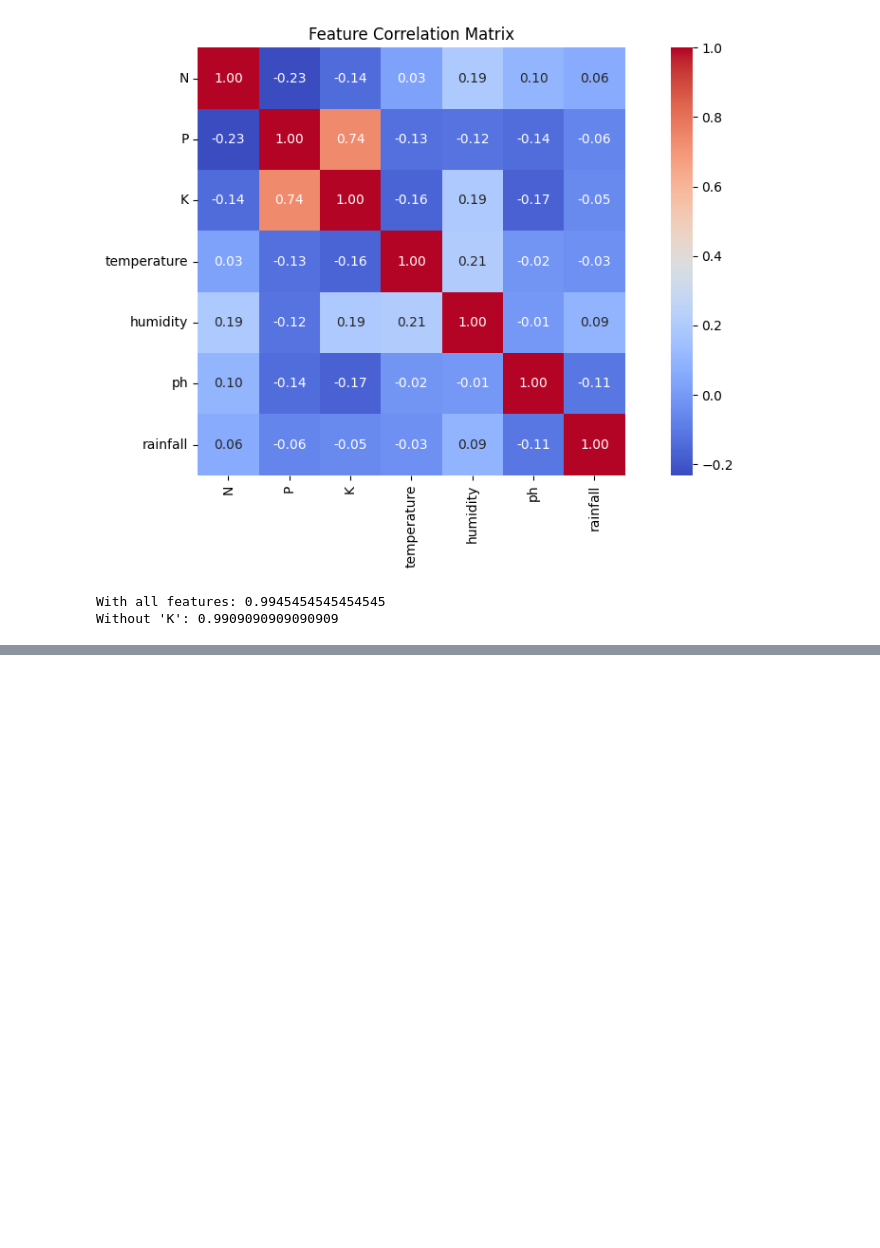
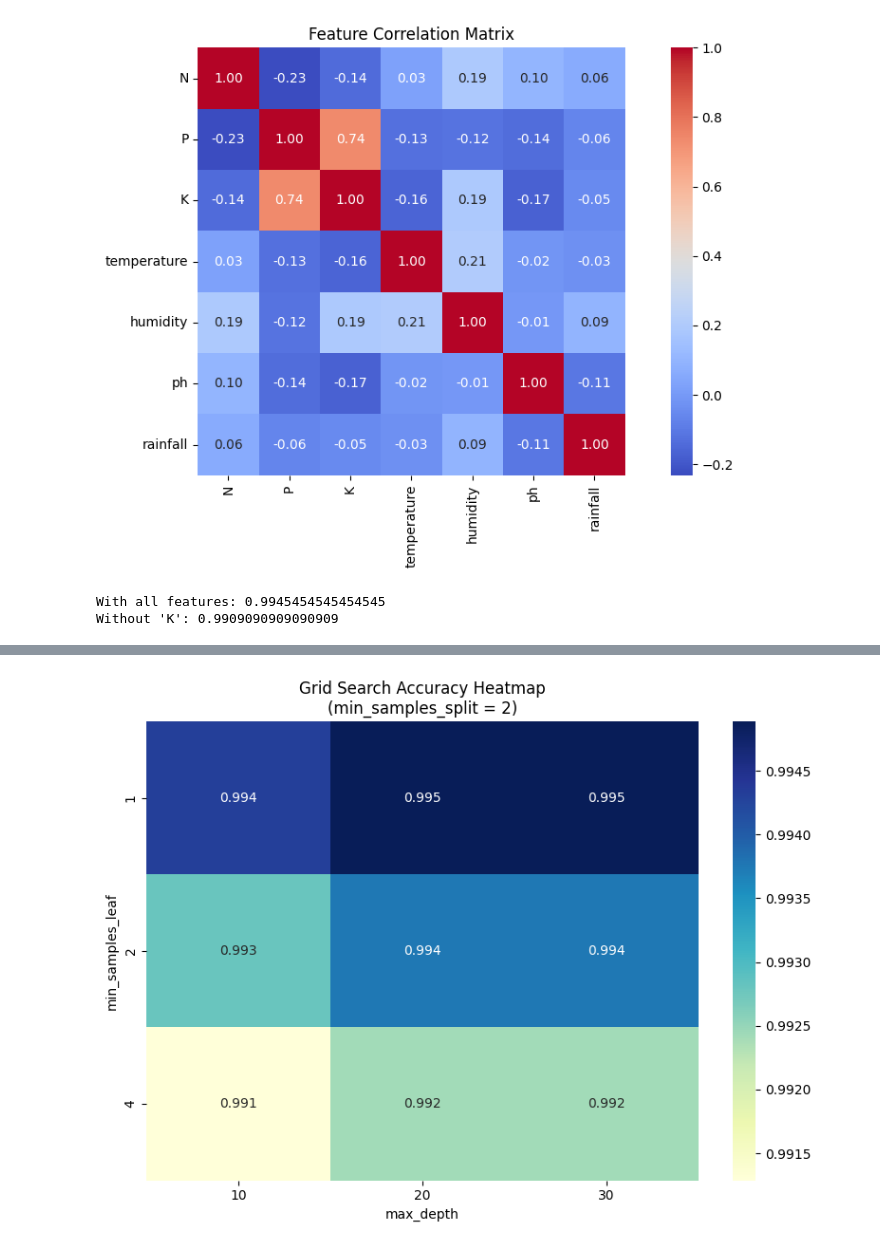
Before and after one commit to MckenzieWHowells/crop_recommendation_tool, a Jupyter notebook: eda.ipynb, the cells around one changed output, grey strips where cells are left out. Saved outputs shown, nothing was run; the diff lists cells and outputs as text; code cells hidden in the pictures; blank space fills up the shorter version.

```diff
--- a/eda.ipynb
+++ b/eda.ipynb
@@ -137,0 +160,22 @@ Best Cross-Validation Score: 0.9920454545454545
+# %%
+# Extract results
+results = pd.DataFrame(grid_search.cv_results_)
+
+# Pivot table for heatmap (filtering for one split value for simplicity)
+filtered = results[results["param_min_samples_split"] == 2]
+heatmap_data = filtered.pivot_table(
+    index='param_min_samples_leaf',
+    columns='param_max_depth',
+    values='mean_test_score'
+)
+# %%
+# Plot heatmap
+plt.figure(figsize=(8, 6))
+sns.heatmap(heatmap_data, annot=True, cmap="YlGnBu", fmt=".3f")
+plt.title("Grid Search Accuracy Heatmap\n(min_samples_split = 2)")
+plt.xlabel("max_depth")
+plt.ylabel("min_samples_leaf")
+plt.tight_layout()
+plt.show()
+# %% [output]
+[figure, added]
```
Also changed, not shown: parts of 5 cells of this notebook, 2 other files.
